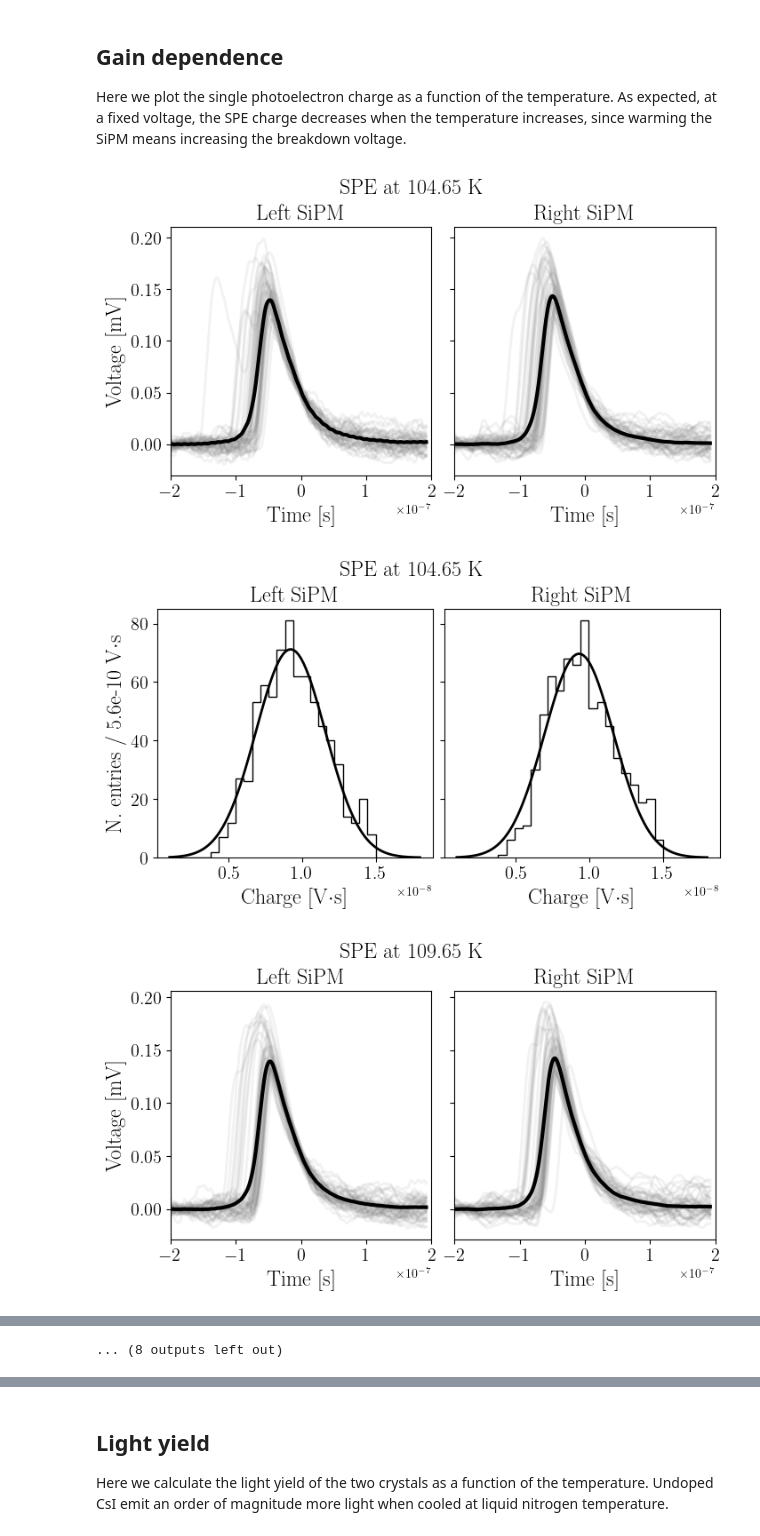
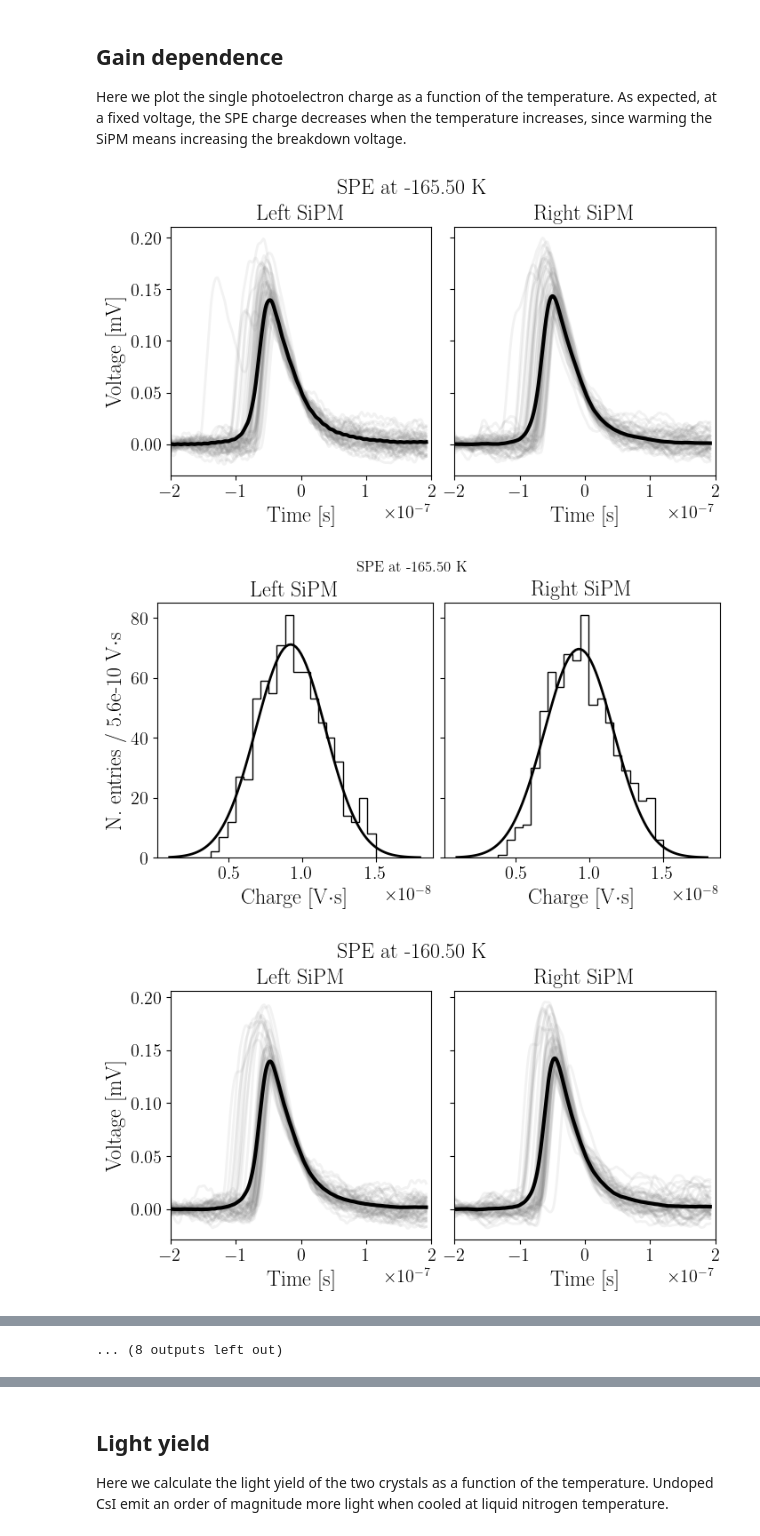
Before and after one commit to ESSDIPC/crysp, a Jupyter notebook: temperature_dependence.ipynb, the cells around one changed output, grey strips where cells are left out. Cells and saved outputs as stored; diff of their text form; code cells hidden in the pictures.

```diff
--- a/temperature_dependence.ipynb
+++ b/temperature_dependence.ipynb
@@ -7,11 +8,17 @@ from tqdm.notebook import tqdm
 from scipy.optimize import curve_fit
 
 from crysp import crysp
-# %%
-plt.rcParams.update({
-    "font.family": "serif",
-    "text.usetex": True
-})
+# %%
+mpl.rcParams.update({
+    "font.family": "serif",
+    "axes.titlesize": "xx-large",
+    "axes.labelsize": "xx-large",
+    "xtick.labelsize": "x-large",
+    "ytick.labelsize": "x-large",
+    "legend.fontsize": "large",
+    "legend.frameon": False,
+    "text.usetex": True
+})
 # %% [markdown]
 ## Gain dependence
 Here we plot the single photoelectron charge as a function of the temperature. As expected, at a fixed voltage, the SPE charge decreases when the temperature increases, since warming the SiPM means increasing the breakdown voltage.
@@ -19,6 +26,7 @@ Here we plot the single photoelectron charge as a function of the temperature. A
 temps = np.array(
     [-165.5, -160.5, -150.5, -140.5, -130.5, -120.5, -110.5, -100.5, -90.5, 25]
 )
+
 
 gains_left = []
 gains_right = []
@@ -26,8 +34,8 @@ gains_right_err = []
 gains_left_err = []
 
 for temp in tqdm(temps):
-    time_right, right = crysp.read_single_crystal(f"temperature/right_{abs(temp)}.zip")
-    time_left, left = crysp.read_single_crystal(f"temperature/left_{abs(temp)}.zip")
+    time_right, right = crysp.read_single_crystal(f"data/right_{abs(temp):.1f}.zip")
+    time_left, left = crysp.read_single_crystal(f"data/left_{abs(temp):.1f}.zip")
 
     left, average_left = crysp.baseline_subtract(time_left, left, top=0.2)
     right, average_right = crysp.baseline_subtract(time_right, right, top=0.2)
@@ -45,56 +53,52 @@ for temp in tqdm(temps):
     _ = ax[1].plot(time_right, right[:50, :].T, alpha=0.1, c="gray")
     _ = ax[1].plot(time_right, average_right, c="k", lw=3)
 
-    ax[0].set_xlabel("Time [s]", fontsize="xx-large")
-    ax[1].set_xlabel("Time [s]", fontsize="xx-large")
-    ax[0].set_ylabel("Voltage [mV]", fontsize="xx-large")
-    ax[1].tick_params(axis="both", which="major", labelsize="x-large")
-    ax[0].tick_params(axis="both", which="major", labelsize="x-large")
-    ax[0].set_title("Left SiPM", fontsize="xx-large")
-    ax[1].set_title("Right SiPM", fontsize="xx-large")
+    ax[0].set_xlabel("Time [s]", fontsize='xx-large')
+    ax[1].set_xlabel("Time [s]")
+    ax[0].set_ylabel("Voltage [mV]")
+    ax[0].set_title("Left SiPM")
+    ax[1].set_title("Right SiPM")
 
-    fig.suptitle(f"SPE at {temp+273.15-3:.2f} K", fontsize="xx-large")
+    fig.suptitle(f"SPE at {temp:.2f} K", fontsize="xx-large")
 
     fig, ax = plt.subplots(
         1, 2, constrained_layout=True, sharex=True, sharey=True, figsize=(7, 4)
     )
     n_left, bins, patches = ax[0].hist(
         np.trapz(left[:, integration_range], x=time_left[integration_range], axis=1),
         bins=25,
         histtype="step",
         color="k",
         range=(0.1e-8, 1.5e-8),
     )
     n_right, bins, patches = ax[1].hist(
         np.trapz(right[:, integration_range], x=time_right[integration_range], axis=1),
         bins=25,
         histtype="step",
         range=(0.1e-8, 1.5e-8),
         color="k",
     )
     bin_centers = (bins[:-1] + bins[1:]) / 2
     p_left, pcov_left = curve_fit(crysp.gauss, bin_centers, n_left, p0=(50, 1e-8, 0.5e-8))
     gains_left_err.append(np.sqrt(np.diag(pcov_left))[1])
     xx = np.linspace(0.1e-8, 1.8e-8, 100)
     ax[0].plot(xx, crysp.gauss(xx, *p_left), c="k")
     p_right, pcov_right = curve_fit(crysp.gauss, bin_centers, n_right, p0=(50, 1e-8, 0.5e-8))
     gains_right_err.append(np.sqrt(np.diag(pcov_right))[1])
     ax[1].plot(xx, crysp.gauss(xx, *p_right), c="k")
-    fig.suptitle(f"SPE at {temp+273.15-3:.2f} K", fontsize="xx-large")
+    fig.suptitle(f"SPE at {temp:.2f} K")
     ax[0].set_ylabel(
-        f"N. entries / {bins[1]-bins[0]:.1e} V$\cdot$s", fontsize="xx-large"
+        f"N. entries / {bins[1]-bins[0]:.1e} V$\cdot$s"
     )
-    ax[0].tick_params(axis="both", which="major", labelsize="x-large")
-    ax[1].tick_params(axis="both", which="major", labelsize="x-large")
-    ax[0].set_xlabel("Charge [V$\cdot$s]", fontsize="xx-large")
-    ax[1].set_xlabel("Charge [V$\cdot$s]", fontsize="xx-large")
-    ax[0].set_title("Left SiPM", fontsize="xx-large")
-    ax[1].set_title("Right SiPM", fontsize="xx-large")
+    ax[0].set_xlabel("Charge [V$\cdot$s]")
+    ax[1].set_xlabel("Charge [V$\cdot$s]")
+    ax[0].set_title("Left SiPM")
+    ax[1].set_title("Right SiPM")
     if temp == temps[-1]:
         ax[0].set_xlim(0.1e-8, 1.2e-8)
     gains_left.append(p_left[1])
     gains_right.append(p_right[1])
 # %% [output]
-[figure, old version]
+[figure, new version]
-[figure, old version]
+[figure, new version]
-[figure, old version]
+[figure, new version]
```
Also changed, not shown: parts of 7 cells of this notebook, 1 other file.
